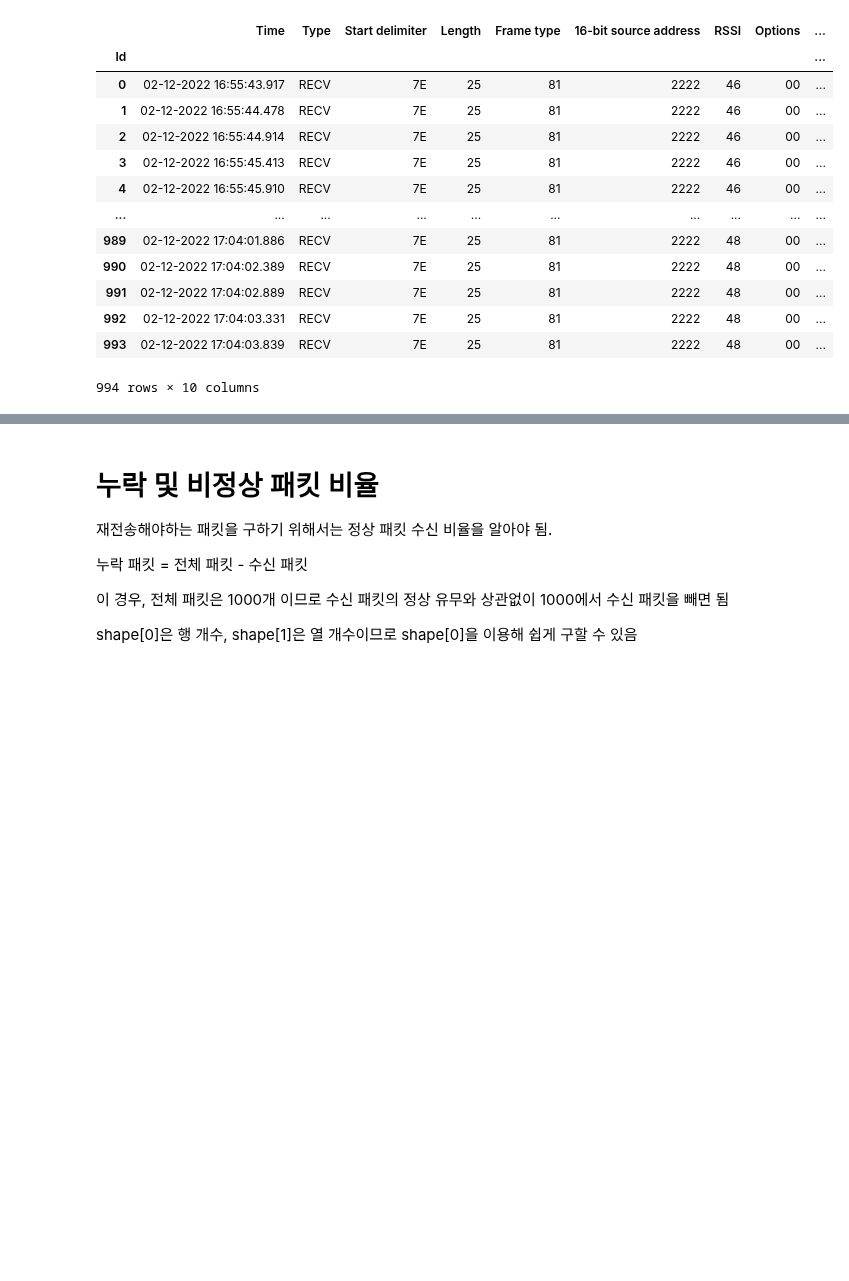
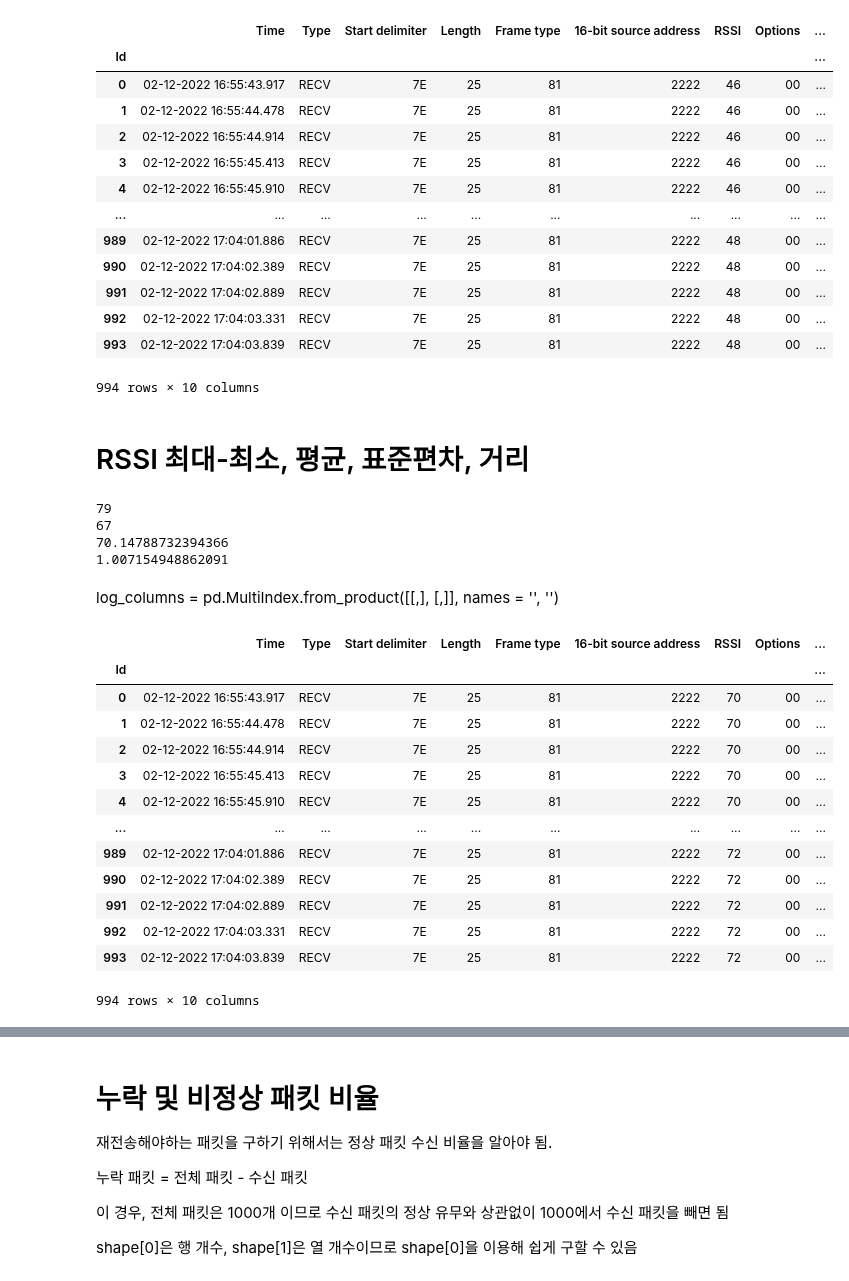
Before and after one commit to Gasiyori/Github_study, a Jupyter notebook: Total packet length including retransmission.ipynb, the cells around one changed output, grey strips where cells are left out. Drawn from its saved outputs; the diff is of its cells as text; code cells hidden in the pictures; blank space fills up the shorter version.

```diff
--- a/Total packet length including retransmission.ipynb
+++ b/Total packet length including retransmission.ipynb
@@ -63,3 +63,5 @@ log_20_4_5
 | 992 | 02-12-2022 17:04:03.331 | RECV | 7E | 25 | 81 | 2222 | 48 | 00 | ... |
 | 993 | 02-12-2022 17:04:03.839 | RECV | 7E | 25 | 81 | 2222 | 48 | 00 | ... |
 994 rows × 10 columns
+# %% [markdown]
+# RSSI 최대-최소, 평균, 표준편차, 거리
@@ -65,0 +71,29 @@ log_20_4_5
+# %%
+print(log_20_4_5["RSSI"].max()) #최대
+print(log_20_4_5["RSSI"].min()) #최소
+print(log_20_4_5["RSSI"].mean()) #평균
+print(log_20_4_5["RSSI"].std()) #표준편차
+# %% [output]
+79
+67
+70.14788732394366
+1.007154948862091
+# %% [markdown]
+log_columns = pd.MultiIndex.from_product([[,], [,]], names = '', '')
+# %%
+log_20_4_5
+# %% [output]
+|  | Time | Type | Start delimiter | Length | Frame type | 16-bit source address | RSSI | Options | ... |
+| Id |  |  |  |  |  |  |  |  | ... |
+| 0 | 02-12-2022 16:55:43.917 | RECV | 7E | 25 | 81 | 2222 | 70 | 00 | ... |
+| 1 | 02-12-2022 16:55:44.478 | RECV | 7E | 25 | 81 | 2222 | 70 | 00 | ... |
+| 2 | 02-12-2022 16:55:44.914 | RECV | 7E | 25 | 81 | 2222 | 70 | 00 | ... |
+| 3 | 02-12-2022 16:55:45.413 | RECV | 7E | 25 | 81 | 2222 | 70 | 00 | ... |
+| 4 | 02-12-2022 16:55:45.910 | RECV | 7E | 25 | 81 | 2222 | 70 | 00 | ... |
+| ... | ... | ... | ... | ... | ... | ... | ... | ... | ... |
+| 989 | 02-12-2022 17:04:01.886 | RECV | 7E | 25 | 81 | 2222 | 72 | 00 | ... |
+| 990 | 02-12-2022 17:04:02.389 | RECV | 7E | 25 | 81 | 2222 | 72 | 00 | ... |
+| 991 | 02-12-2022 17:04:02.889 | RECV | 7E | 25 | 81 | 2222 | 72 | 00 | ... |
+| 992 | 02-12-2022 17:04:03.331 | RECV | 7E | 25 | 81 | 2222 | 72 | 00 | ... |
+| 993 | 02-12-2022 17:04:03.839 | RECV | 7E | 25 | 81 | 2222 | 72 | 00 | ... |
+994 rows × 10 columns
```
Also changed, not shown: parts of 8 cells of this notebook.
